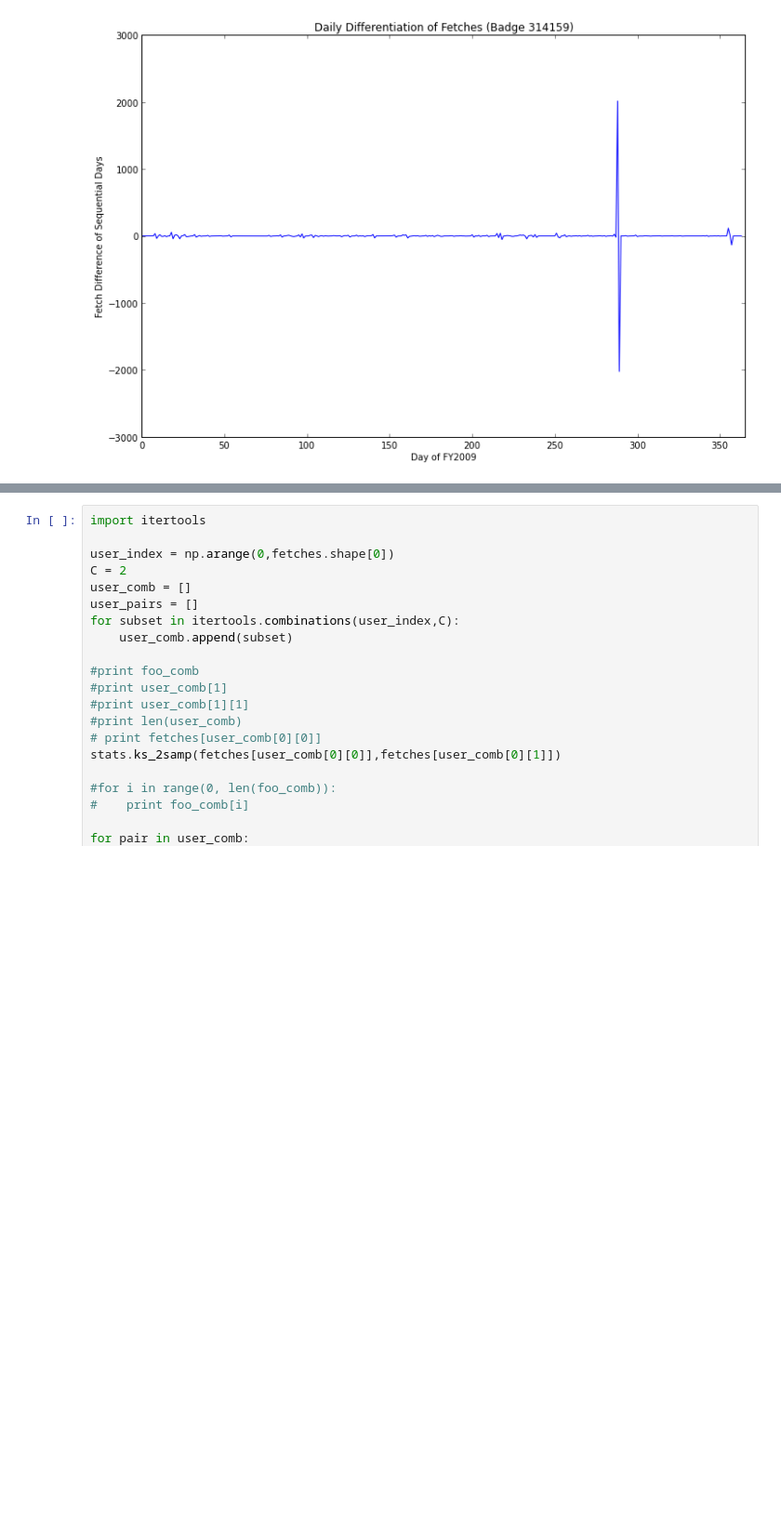
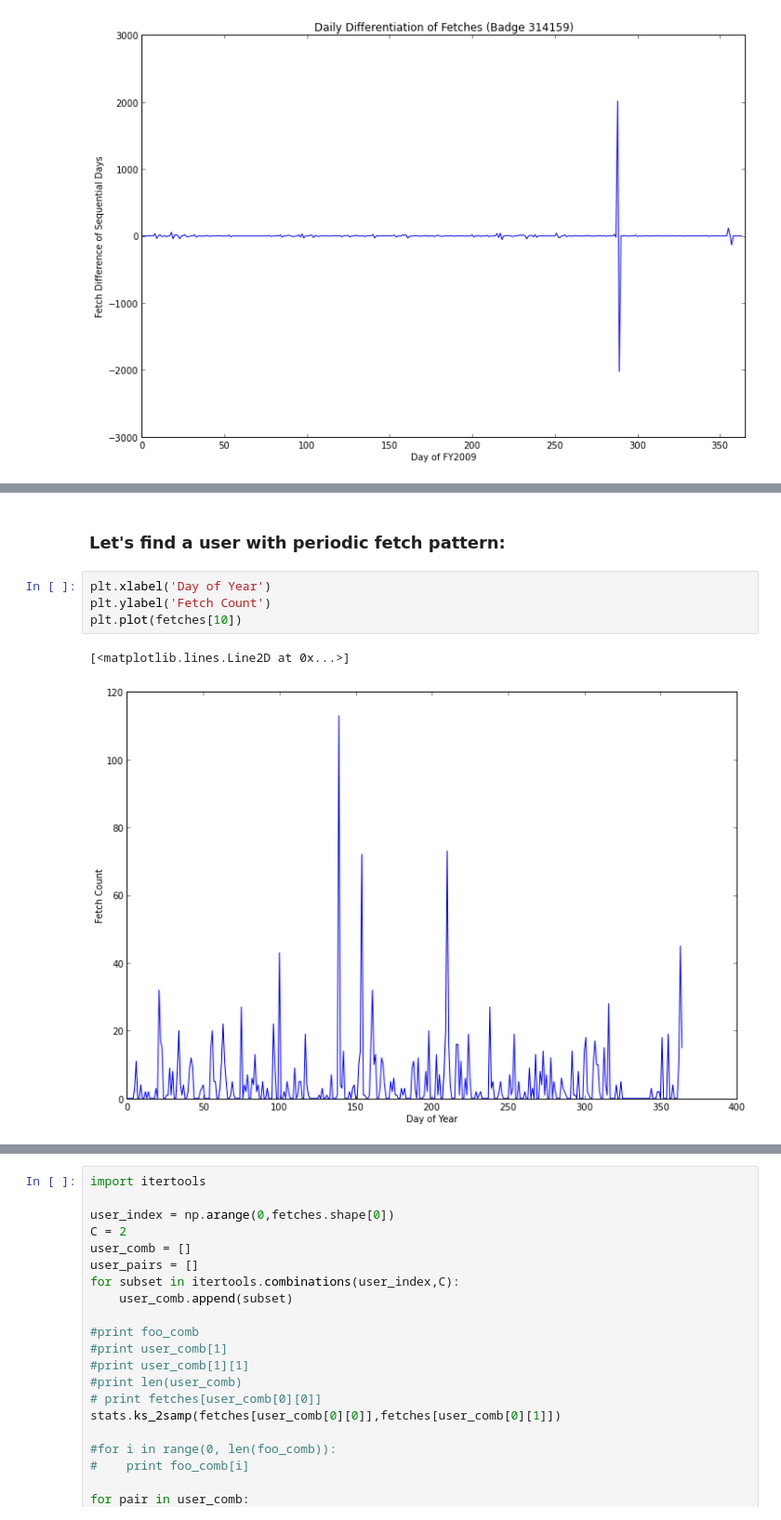
Before and after one commit to svkerr/Aerolink_Ubuntu, a Jupyter notebook: aerolink_daily_analysis.ipynb, the cells around one changed output, grey strips where cells are left out. Shown: that part at 93% size. Cells and saved outputs as stored; diff of their text form; blank space fills up the shorter version.

```diff
--- a/aerolink_daily_analysis.ipynb
+++ b/aerolink_daily_analysis.ipynb
@@ -213,0 +217,9 @@ plt.plot(daily_diff[1269])
+# %% [markdown]
+### Let's find a user with periodic fetch pattern:
+# %%
+plt.xlabel('Day of Year')
+plt.ylabel('Fetch Count')
+plt.plot(fetches[10])
+# %% [output]
+[<matplotlib.lines.Line2D at 0x...>]
+[figure, added]
```
Also changed, not shown: parts of 18 cells of this notebook.
